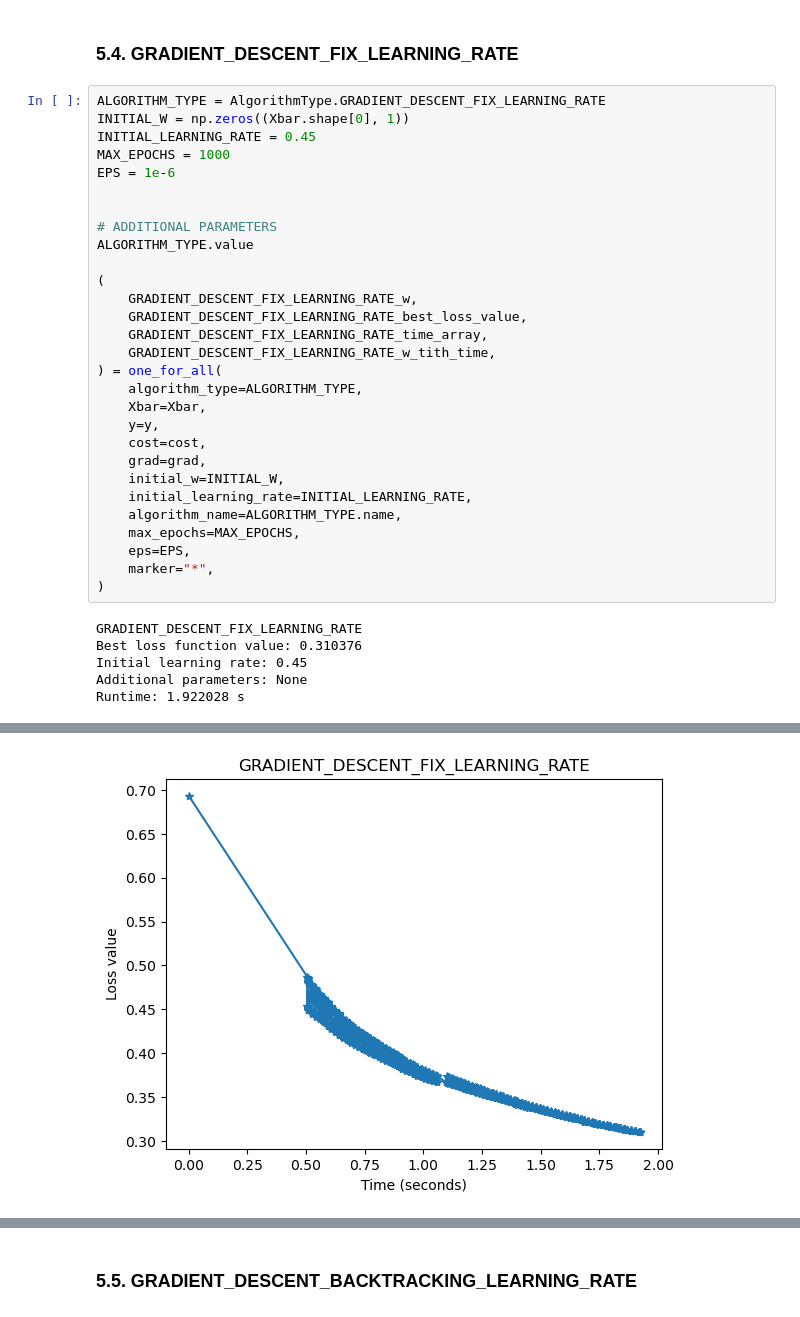
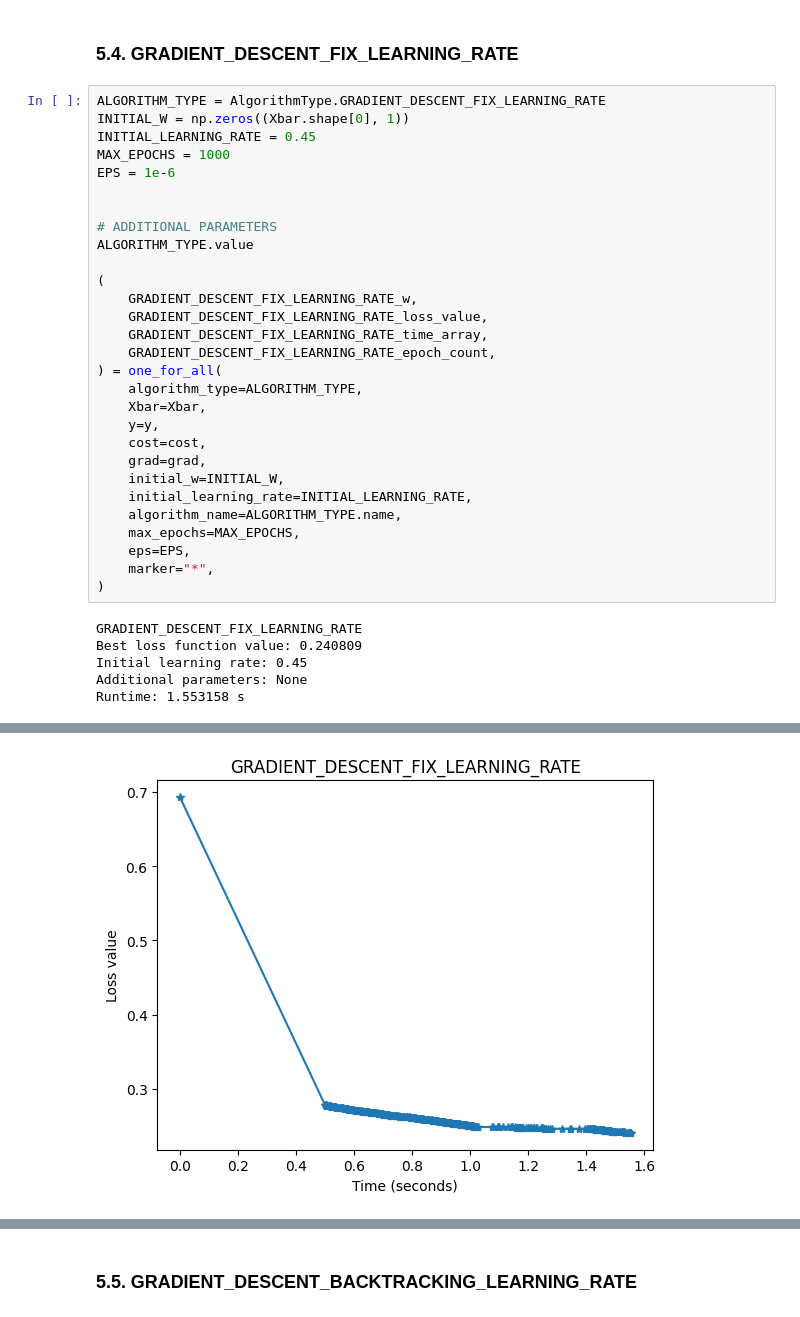
Before and after one commit to DucTrung1802/advanced-optimization, a Jupyter notebook: hw2/advanced_optimization_hw2.ipynb, the cells around one changed output, grey strips where cells are left out. Cells and saved outputs as stored; diff of their text form.

```diff
--- a/hw2/advanced_optimization_hw2.ipynb
+++ b/hw2/advanced_optimization_hw2.ipynb
@@ -1121,9 +1146,9 @@ ALGORITHM_TYPE.value
 
 (
     GRADIENT_DESCENT_FIX_LEARNING_RATE_w,
-    GRADIENT_DESCENT_FIX_LEARNING_RATE_best_loss_value,
+    GRADIENT_DESCENT_FIX_LEARNING_RATE_loss_value,
     GRADIENT_DESCENT_FIX_LEARNING_RATE_time_array,
-    GRADIENT_DESCENT_FIX_LEARNING_RATE_w_tith_time,
+    GRADIENT_DESCENT_FIX_LEARNING_RATE_epoch_count,
 ) = one_for_all(
     algorithm_type=ALGORITHM_TYPE,
     Xbar=Xbar,
@@ -1139,7 +1164,7 @@ ALGORITHM_TYPE.value
 )
 # %% [output]
 GRADIENT_DESCENT_FIX_LEARNING_RATE
-Best loss function value: 0.310376
+Best loss function value: 0.240809
 Initial learning rate: 0.45
 Additional parameters: None
-Runtime: 1.922028 s
+Runtime: 1.553158 s
@@ -1147,4 +1172,4 @@ Runtime: 1.922028 s
-[figure, old version]
+[figure, new version]
 # %%
 # Test GD với fix learning rate
 
```
Also changed, not shown: parts of 64 cells of this notebook.
